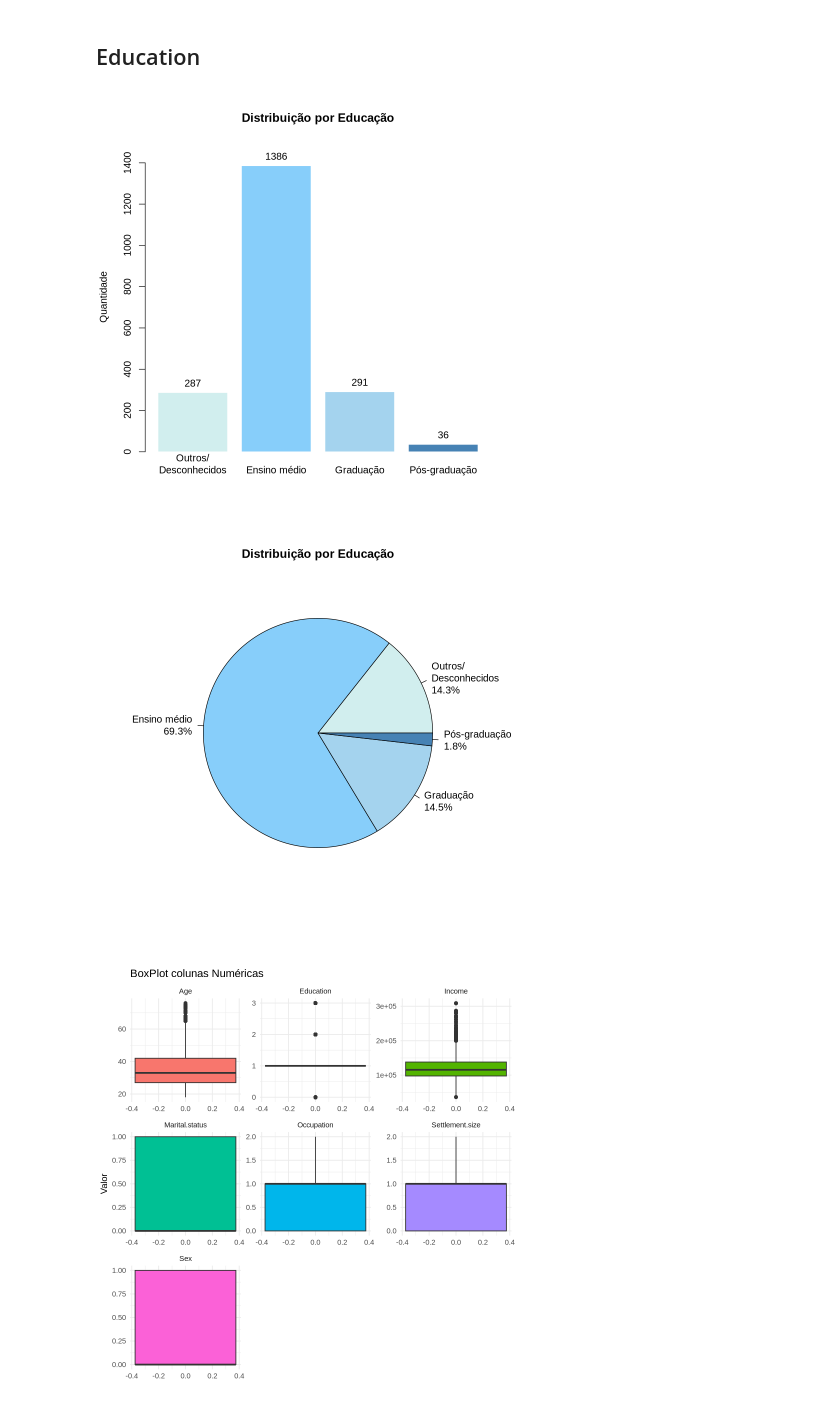
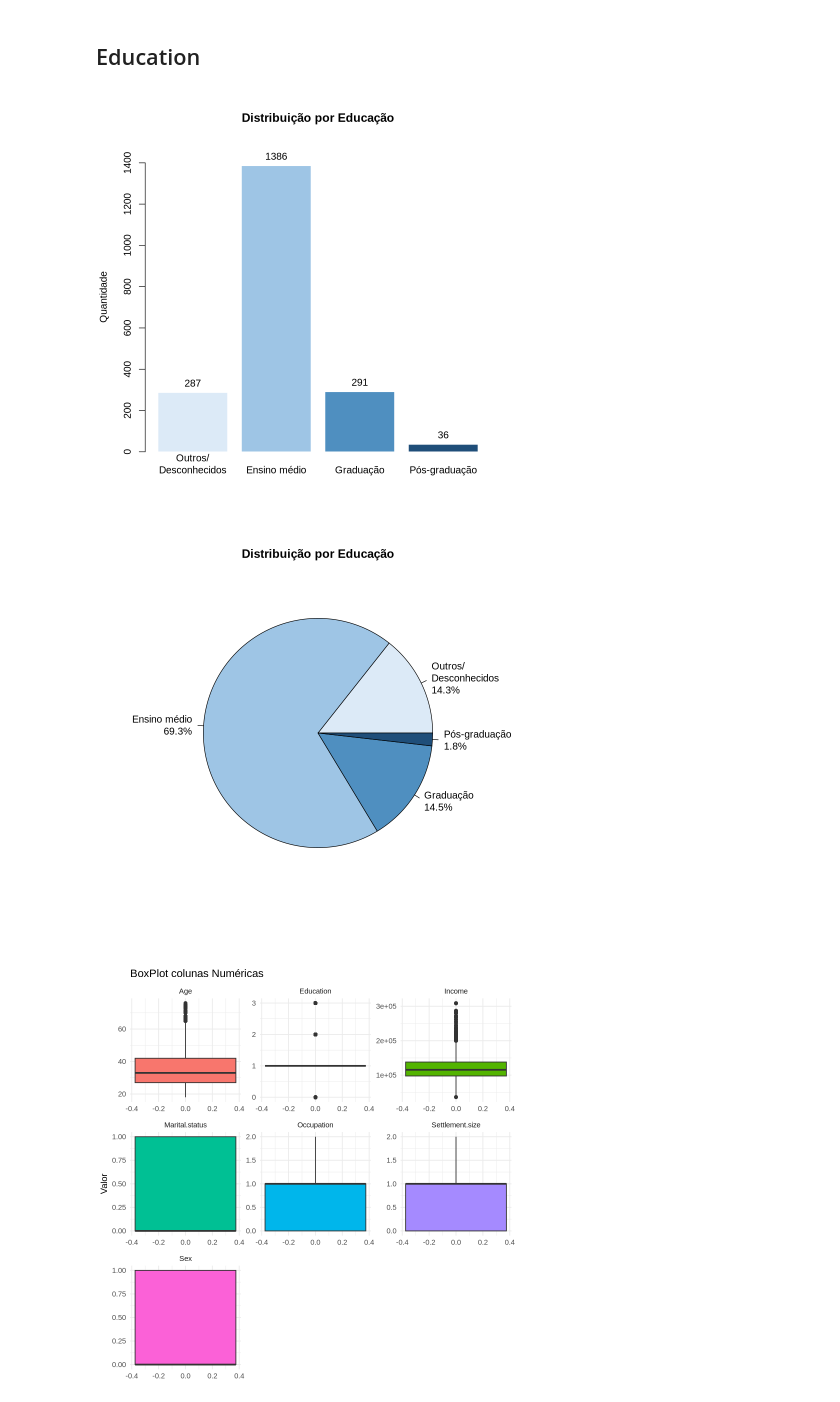
Before and after one commit to ThAlvesM/Kmean_2026-1, a Jupyter notebook: Kmean_2026-1.ipynb, the cells around one changed output. Cells and saved outputs as stored; diff of their text form; code cells hidden in the pictures.

```diff
--- a/Kmean_2026-1.ipynb
+++ b/Kmean_2026-1.ipynb
@@ -371,37 +371,37 @@ Outras observações seriam: Existe uma concentração de clientes com idades en
 # %%
 par(bg = "white")
 
 Education_var <- table(dataset_sem_id$Education)
 
 bp <- barplot(
     Education_var,
     names.arg = c("Outros/\nDesconhecidos", "Ensino médio", "Graduação", "Pós-graduação"),
     main = "Distribuição por Educação",
     ylab = "Quantidade",
     border = "white",
     ylim = c(0, 1500),
-    col = c("lightcyan2", "lightskyblue", "lightskyblue2", "steelblue")
+    col = c("#DCEAF7", "#9EC5E5", "#4F8FC0", "#1F4E79")
 )
 
 text(bp, contagem, labels = Education_var, pos = 3)
 
 contagem <- table(dataset_sem_id$Education)
 
 pizza <- pie(
     Education_var,
     main = "Distribuição por Educação",
     labels = paste0(
         c("Outros/\nDesconhecidos", "Ensino médio", "Graduação", "Pós-graduação"),
         "\n",
         round(contagem / sum(contagem) * 100, 1),
         "%"
     ),
-    col = c("lightcyan2", "lightskyblue", "lightskyblue2", "steelblue")
+    col = c("#DCEAF7", "#9EC5E5", "#4F8FC0", "#1F4E79")
 
 )
 # %% [output]
-[figure, old version]
+[figure, new version]
-[figure, old version]
+[figure, new version]
 # %%
 dados_longo <- dataset_sem_id %>%
   select(where(is.numeric)) %>%
```
